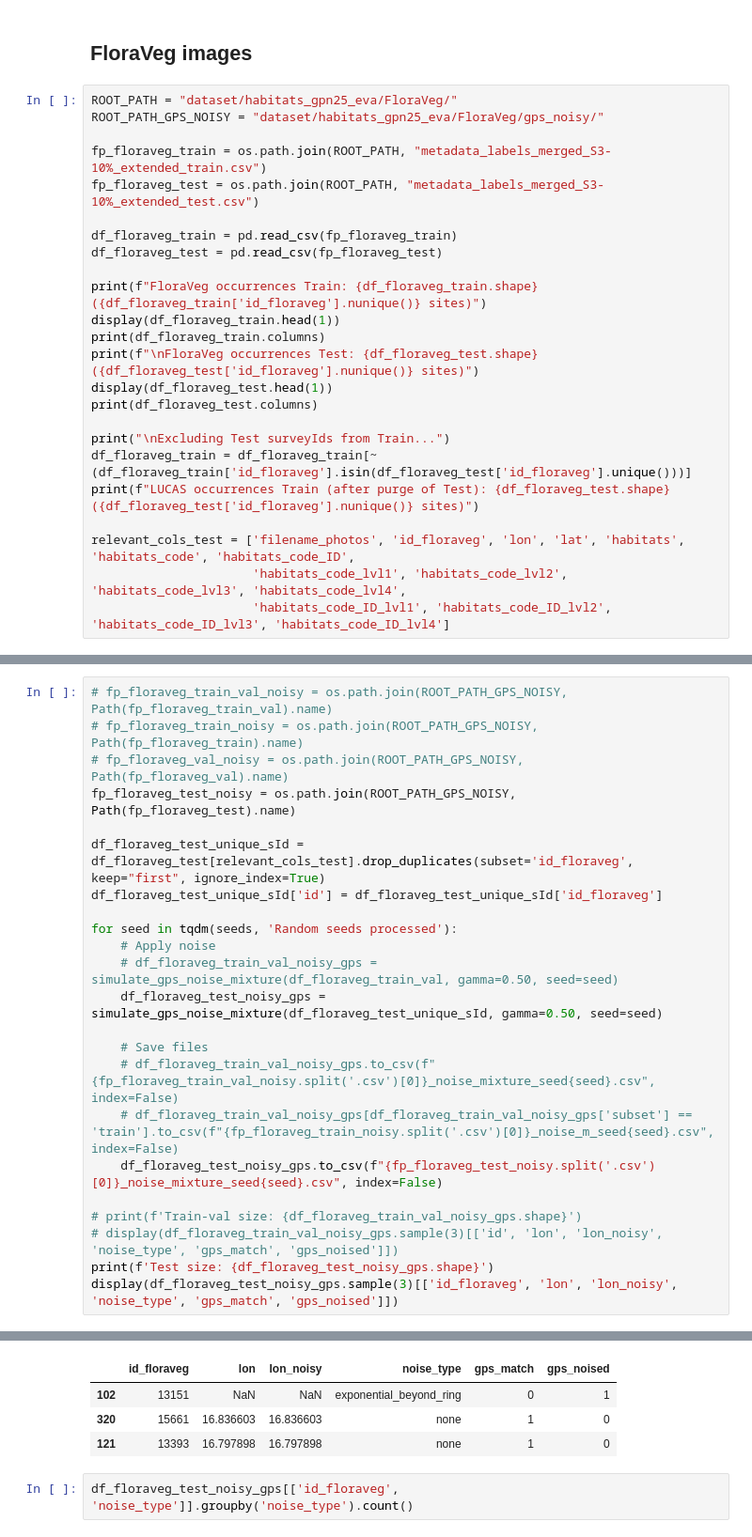
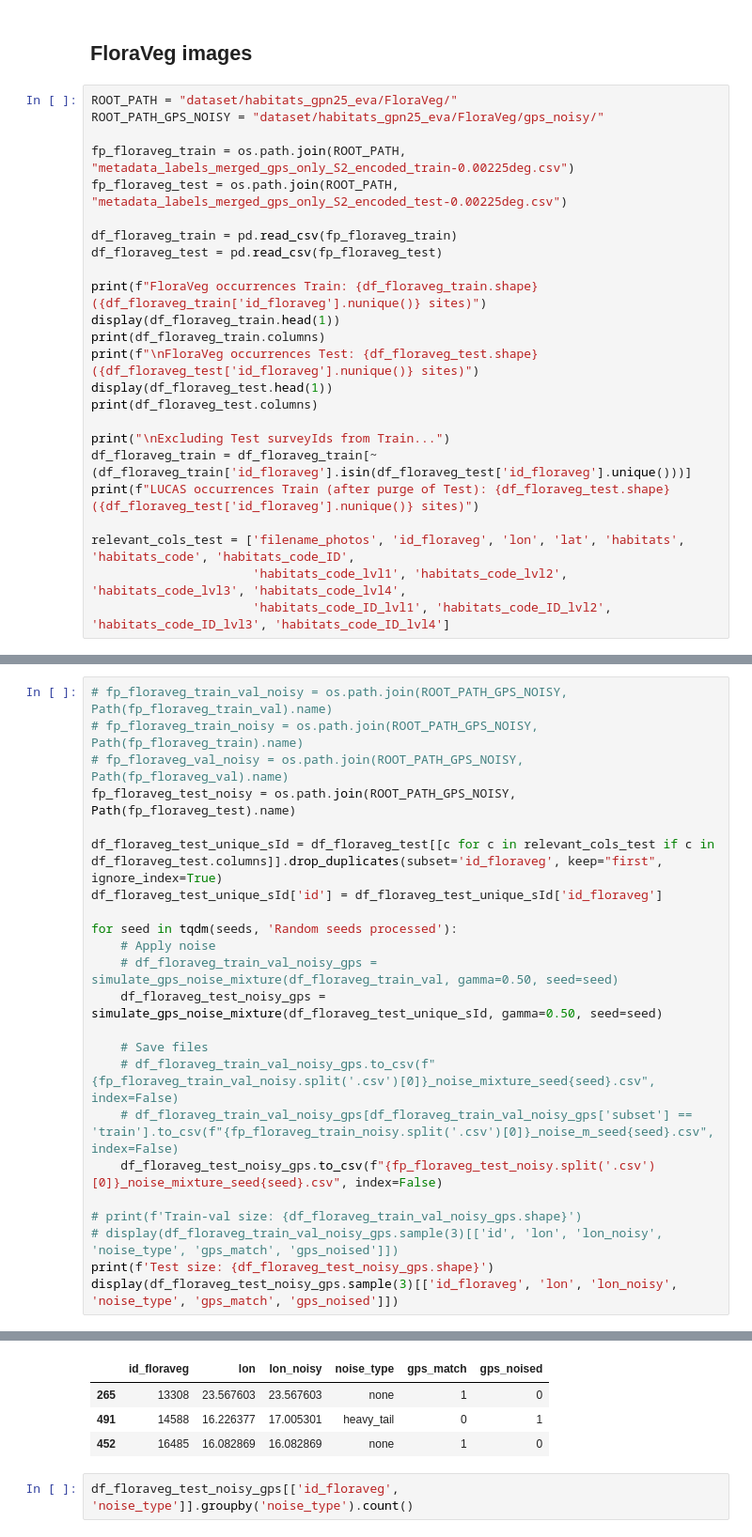
Before and after one commit to plantnet/malpolon, a Jupyter notebook: examples/custom_train/multiscale_jrc/Pre-processing_error_detection.ipynb, the cells around one changed output, grey strips where cells are left out. Shown at 94% size. Cells and saved outputs as stored; diff of their text form.

Commit message:
Updated and ran GPS error detection on FloraVeg data Europe-scale" git push

```diff
--- a/examples/custom_train/multiscale_jrc/Pre-processing_error_detection.ipynb
+++ b/examples/custom_train/multiscale_jrc/Pre-processing_error_detection.ipynb
@@ -271,8 +271,8 @@ Test size: (64, 12)
 ROOT_PATH = "dataset/habitats_gpn25_eva/FloraVeg/"
 ROOT_PATH_GPS_NOISY = "dataset/habitats_gpn25_eva/FloraVeg/gps_noisy/"
 
-fp_floraveg_train = os.path.join(ROOT_PATH, "metadata_labels_merged_S3-10%_extended_train.csv")
-fp_floraveg_test = os.path.join(ROOT_PATH, "metadata_labels_merged_S3-10%_extended_test.csv")
+fp_floraveg_train = os.path.join(ROOT_PATH, "metadata_labels_merged_gps_only_S2_encoded_train-0.00225deg.csv")
+fp_floraveg_test = os.path.join(ROOT_PATH, "metadata_labels_merged_gps_only_S2_encoded_test-0.00225deg.csv")
 
 df_floraveg_train = pd.read_csv(fp_floraveg_train)
 df_floraveg_test = pd.read_csv(fp_floraveg_test)
@@ -332,7 +320,7 @@ LUCAS occurrences Train (after purge of Test): (464, 33) (464 sites)
 # fp_floraveg_val_noisy = os.path.join(ROOT_PATH_GPS_NOISY, Path(fp_floraveg_val).name)
 fp_floraveg_test_noisy = os.path.join(ROOT_PATH_GPS_NOISY, Path(fp_floraveg_test).name)
 
-df_floraveg_test_unique_sId = df_floraveg_test[relevant_cols_test].drop_duplicates(subset='id_floraveg', keep="first", ignore_index=True)
+df_floraveg_test_unique_sId = df_floraveg_test[[c for c in relevant_cols_test if c in df_floraveg_test.columns]].drop_duplicates(subset='id_floraveg', keep="first", ignore_index=True)
 df_floraveg_test_unique_sId['id'] = df_floraveg_test_unique_sId['id_floraveg']
 
 for seed in tqdm(seeds, 'Random seeds processed'):
@@ -354,7 +342,7 @@ Test size: (464, 21)
 |  | id_floraveg | lon | lon_noisy | noise_type | gps_match | gps_noised |
-| 102 | 13151 | NaN | NaN | exponential_beyond_ring | 0 | 1 |
-| 320 | 15661 | 16.836603 | 16.836603 | none | 1 | 0 |
-| 121 | 13393 | 16.797898 | 16.797898 | none | 1 | 0 |
+| 265 | 13308 | 23.567603 | 23.567603 | none | 1 | 0 |
+| 491 | 14588 | 16.226377 | 17.005301 | heavy_tail | 0 | 1 |
+| 452 | 16485 | 16.082869 | 16.082869 | none | 1 | 0 |
 # %%
 df_floraveg_test_noisy_gps[['id_floraveg', 'noise_type']].groupby('noise_type').count()
 # %% [output]
```
Also changed, not shown: parts of 3 cells of this notebook, 4 other files.
